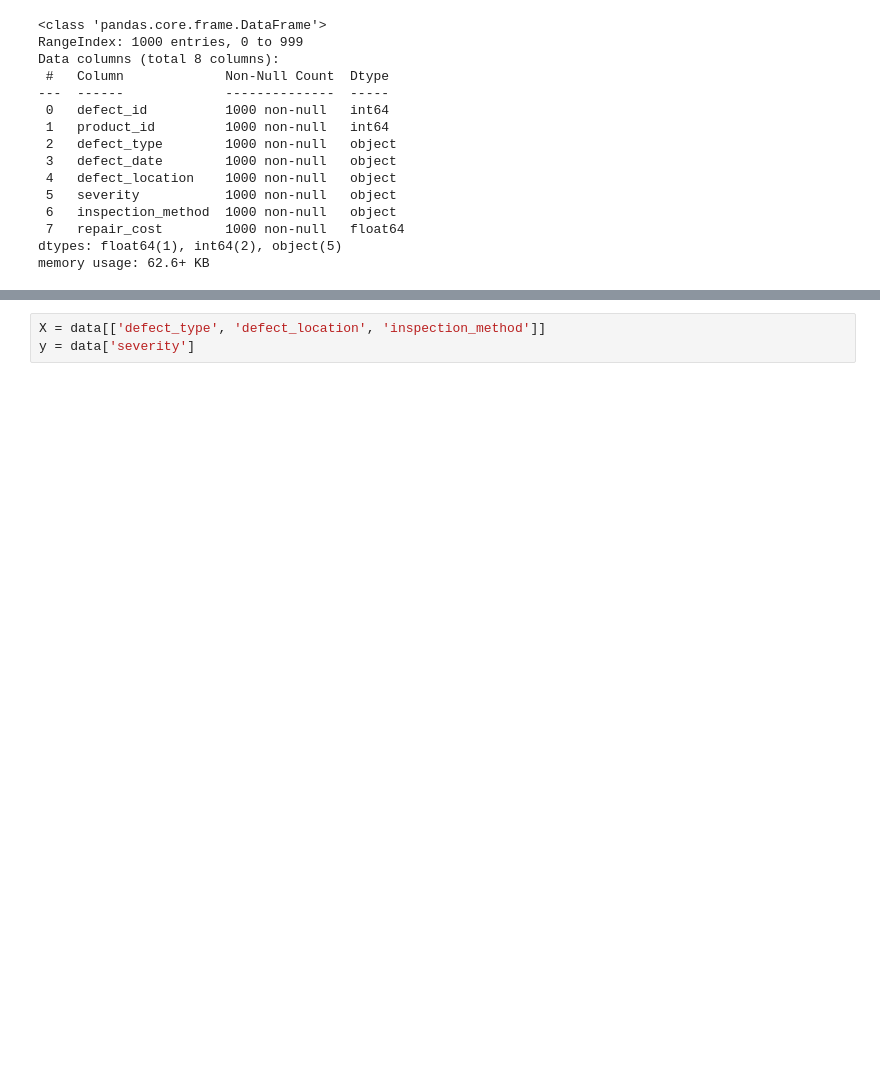
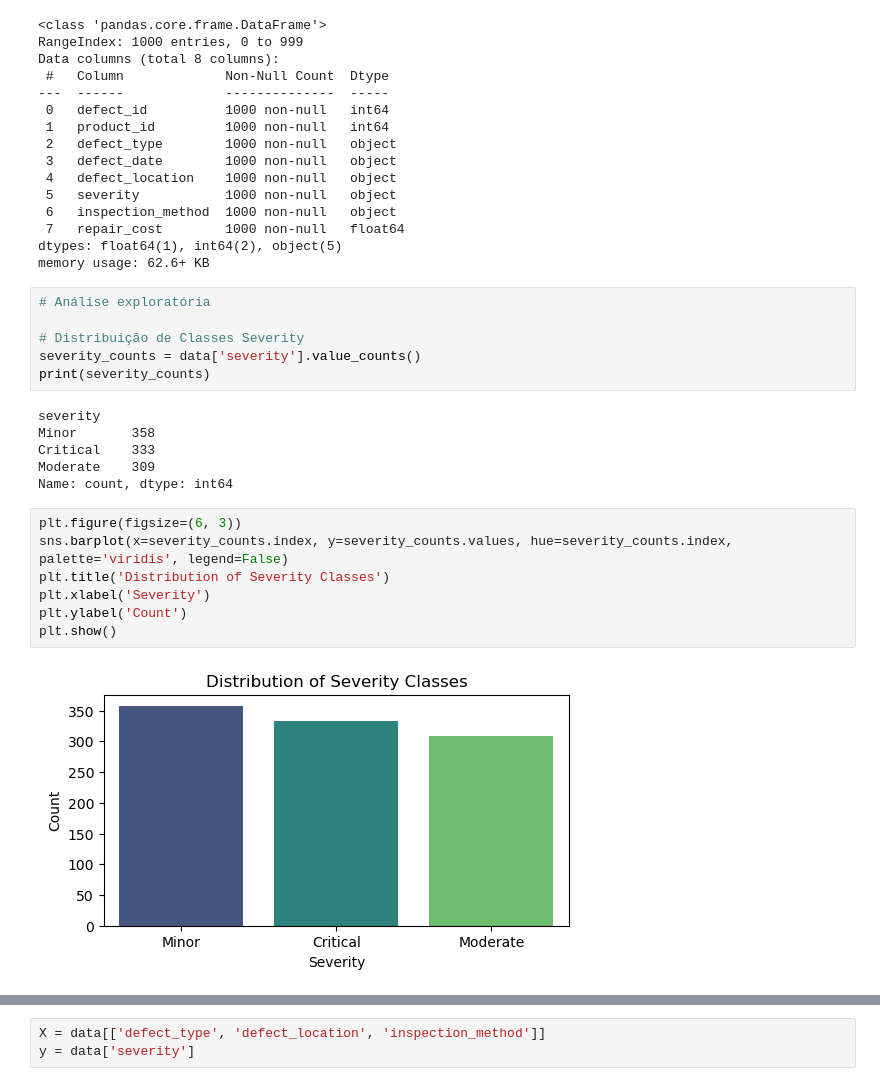
Before and after one commit to caioding/ZL-Academy-LG-, a Jupyter notebook: machine-learning/defect_svm.ipynb, the cells around one changed output, grey strips where cells are left out. Saved outputs shown, nothing was run; the diff lists cells and outputs as text; blank space fills up the shorter version.

```diff
--- a/machine-learning/defect_svm.ipynb
+++ b/machine-learning/defect_svm.ipynb
@@ -38,3 +38,24 @@ Data columns (total 8 columns):
  7   repair_cost        1000 non-null   float64
 dtypes: float64(1), int64(2), object(5)
 memory usage: 62.6+ KB
+# %%
+# Análise exploratória
+
+# Distribuição de Classes Severity
+severity_counts = data['severity'].value_counts()
+print(severity_counts)
+# %% [output]
+severity
+Minor       358
+Critical    333
+Moderate    309
+Name: count, dtype: int64
+# %%
+plt.figure(figsize=(6, 3))
+sns.barplot(x=severity_counts.index, y=severity_counts.values, hue=severity_counts.index, palette='viridis', legend=False)
+plt.title('Distribution of Severity Classes')
+plt.xlabel('Severity')
+plt.ylabel('Count')
+plt.show()
+# %% [output]
+[figure, added]
```
Also changed, not shown: parts of 14 cells of this notebook, 4 other files.
